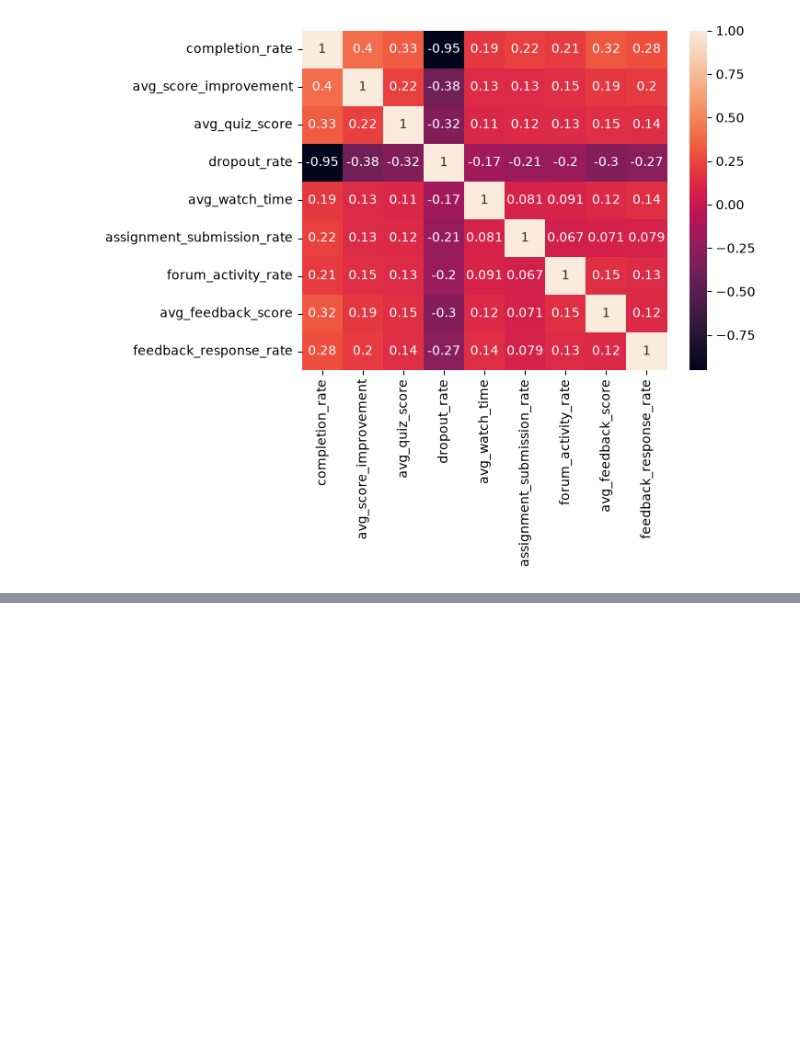
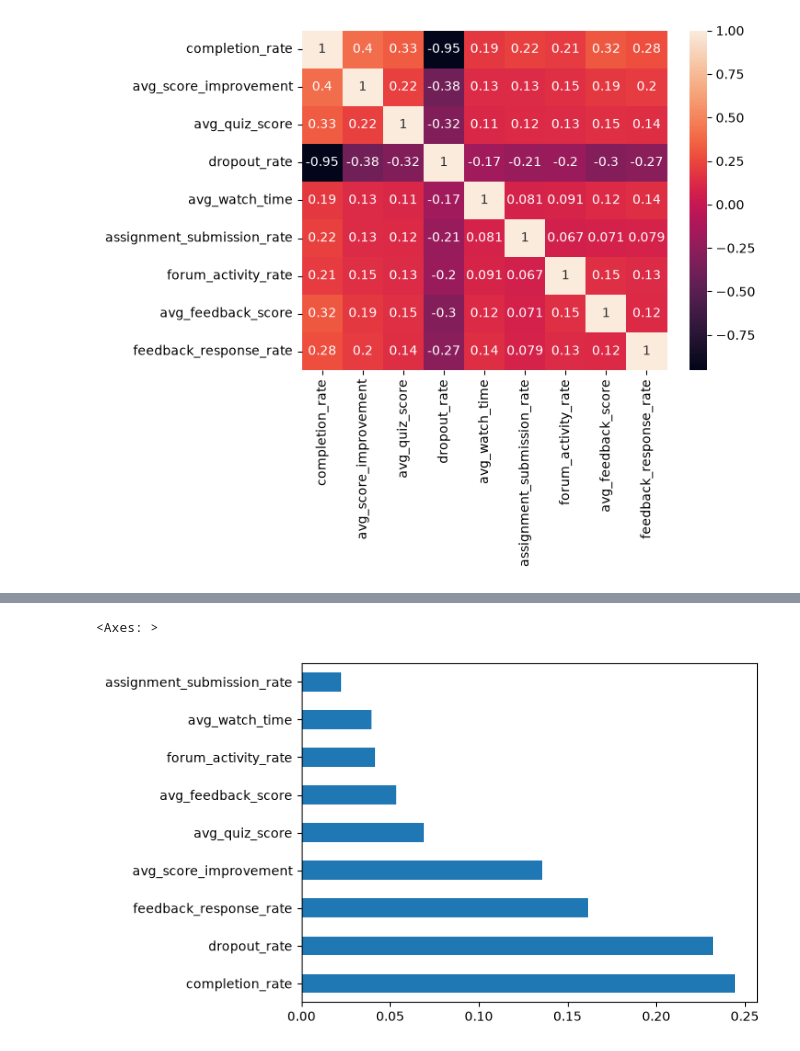
Before and after one commit to Saipathi-123/Instructor-Effectiveness-Modeling, a Jupyter notebook: notebooks/instructor_effectiveness.ipynb, the cells around one changed output, grey strips where cells are left out. Cells and saved outputs as stored; diff of their text form; code cells hidden in the pictures; blank space fills up the shorter version.

Commit message:
Add instructor-level effectiveness scoring, train/compare LR and RF models, evaluate with confusion matrix and feature importance

```diff
--- a/notebooks/instructor_effectiveness.ipynb
+++ b/notebooks/instructor_effectiveness.ipynb
@@ -227,0 +267,30 @@ df.head()
+# %%
+from sklearn.preprocessing import MinMaxScaler
+
+learning_cols = ['completion_rate', 'dropout_rate', 'avg_score_improvement', 'avg_quiz_score']
+engagement_cols = ['avg_watch_time', 'assignment_submission_rate', 'forum_activity_rate']
+feedback_cols = ['avg_feedback_score', 'feedback_response_rate']
+
+scaler = MinMaxScaler()
+scaled = df.copy()
+all_cols = learning_cols + engagement_cols + feedback_cols
+scaled[all_cols] = scaler.fit_transform(df[all_cols])
+
+# invert dropout_rate (higher dropout = worse)
+scaled['dropout_rate'] = 1 - scaled['dropout_rate']
+
+learning_score = scaled[learning_cols].mean(axis=1)
+engagement_score = scaled[engagement_cols].mean(axis=1)
+feedback_score = scaled[feedback_cols].mean(axis=1)
+
+df['effectiveness_score'] = (
+    0.5 * learning_score +
+    0.3 * engagement_score +
+    0.2 * feedback_score
+)
+
+df['effectiveness_tier'] = pd.qcut(
+    df['effectiveness_score'], q=3, labels=['Low', 'Medium', 'High']
+)
+
+df[['instructor_id', 'effectiveness_score', 'effectiveness_tier']].head()
@@ -227,0 +393,3 @@ df.head()
+# %%
+importances = pd.Series(rf.feature_importances_, index=feature_cols).sort_values(ascending=False)
+print(importances)
@@ -227,0 +407,5 @@ df.head()
+# %%
+importances.plot(kind='barh')
+# %% [output]
+<Axes: >
+[figure, added]
```
Also changed, not shown: parts of 14 cells of this notebook.
